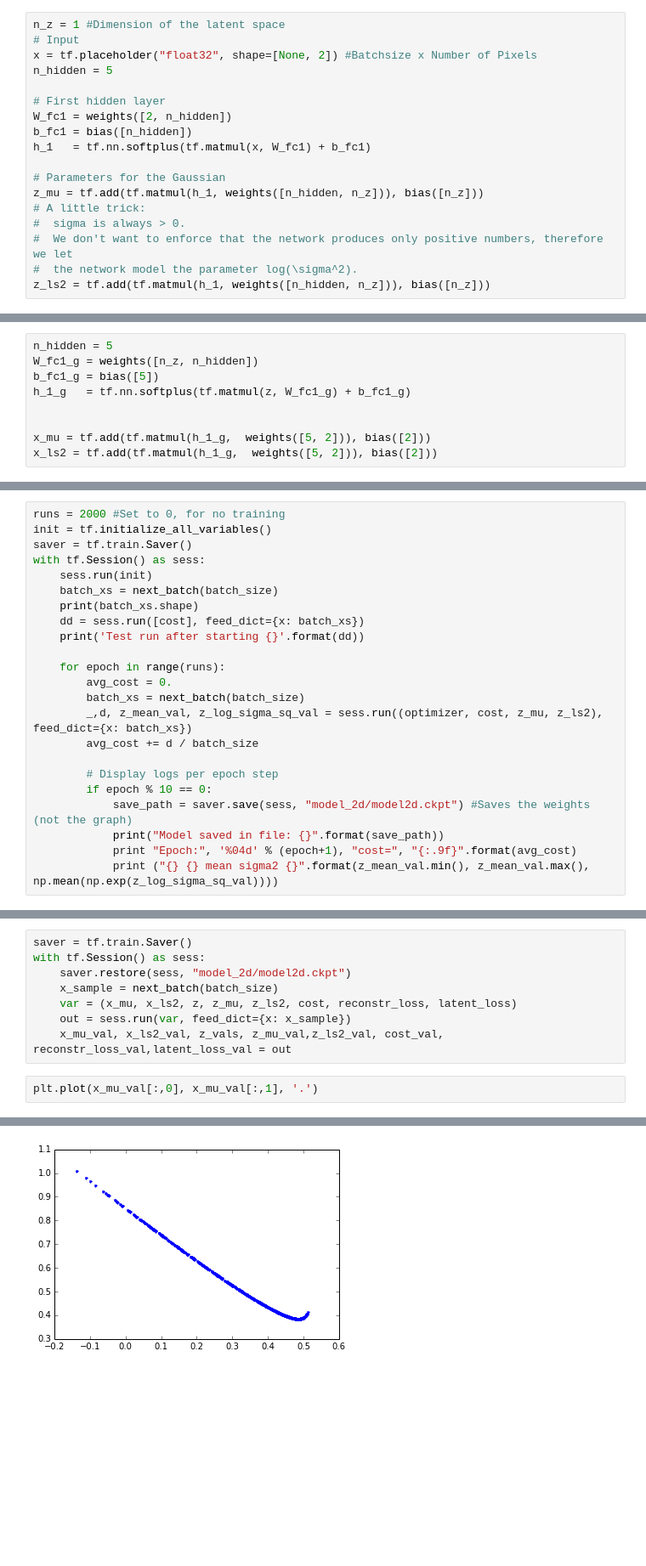
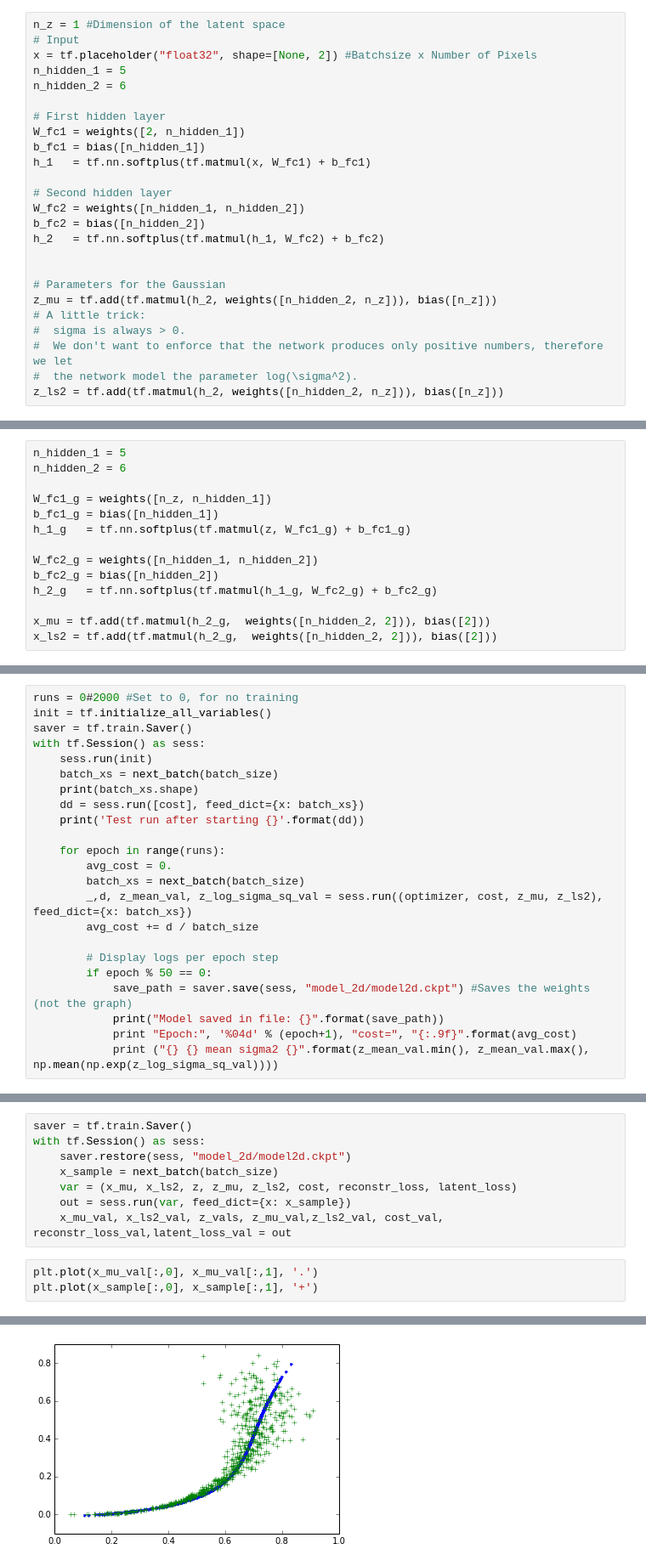
Before and after one commit to oduerr/dl_tutorial, a Jupyter notebook: tensorflow/vae/vae_demo-2D.ipynb, the cells around one changed output, grey strips where cells are left out. Shown at 85% size. Saved outputs shown, nothing was run; the diff lists cells and outputs as text; blank space fills up the shorter version.

```diff
--- a/tensorflow/vae/vae_demo-2D.ipynb
+++ b/tensorflow/vae/vae_demo-2D.ipynb
@@ -51,20 +51,27 @@ The decoder network takes the input image and calculates the mean $\mu =$ `z_mu`
 n_z = 1 #Dimension of the latent space
 # Input
 x = tf.placeholder("float32", shape=[None, 2]) #Batchsize x Number of Pixels
-n_hidden = 5
+n_hidden_1 = 5
+n_hidden_2 = 6
 
 # First hidden layer
-W_fc1 = weights([2, n_hidden])
-b_fc1 = bias([n_hidden])
+W_fc1 = weights([2, n_hidden_1])
+b_fc1 = bias([n_hidden_1])
 h_1   = tf.nn.softplus(tf.matmul(x, W_fc1) + b_fc1)
 
+# Second hidden layer
+W_fc2 = weights([n_hidden_1, n_hidden_2])
+b_fc2 = bias([n_hidden_2])
+h_2   = tf.nn.softplus(tf.matmul(h_1, W_fc2) + b_fc2)
+
+
 # Parameters for the Gaussian
-z_mu = tf.add(tf.matmul(h_1, weights([n_hidden, n_z])), bias([n_z]))
+z_mu = tf.add(tf.matmul(h_2, weights([n_hidden_2, n_z])), bias([n_z]))
 # A little trick:
 #  sigma is always > 0.
 #  We don't want to enforce that the network produces only positive numbers, therefore we let
 #  the network model the parameter log(\sigma^2).
-z_ls2 = tf.add(tf.matmul(h_1, weights([n_hidden, n_z])), bias([n_z]))
+z_ls2 = tf.add(tf.matmul(h_2, weights([n_hidden_2, n_z])), bias([n_z]))
 # %% [markdown]
 #### The Encoder Network
 
@@ -74,14 +81,19 @@ batch_size = 640
 eps = tf.random_normal((batch_size, n_z), 0, 1, dtype=tf.float32) # Adding a random number
 z = tf.add(z_mu, tf.mul(tf.sqrt(tf.exp(z_ls2)), eps))  # The sampled z
 # %%
-n_hidden = 5
-W_fc1_g = weights([n_z, n_hidden])
-b_fc1_g = bias([5])
+n_hidden_1 = 5
+n_hidden_2 = 6
+
+W_fc1_g = weights([n_z, n_hidden_1])
+b_fc1_g = bias([n_hidden_1])
 h_1_g   = tf.nn.softplus(tf.matmul(z, W_fc1_g) + b_fc1_g)
 
+W_fc2_g = weights([n_hidden_1, n_hidden_2])
+b_fc2_g = bias([n_hidden_2])
+h_2_g   = tf.nn.softplus(tf.matmul(h_1_g, W_fc2_g) + b_fc2_g)
 
-x_mu = tf.add(tf.matmul(h_1_g,  weights([5, 2])), bias([2]))
-x_ls2 = tf.add(tf.matmul(h_1_g,  weights([5, 2])), bias([2]))
+x_mu = tf.add(tf.matmul(h_2_g,  weights([n_hidden_2, 2])), bias([2]))
+x_ls2 = tf.add(tf.matmul(h_2_g,  weights([n_hidden_2, 2])), bias([2]))
 # %% [markdown]
 #### Defining the loss function
 
@@ -108,7 +126,7 @@ cost = tf.reduce_mean(reconstr_loss + latent_loss)   # average over batch
 # Use ADAM optimizer
 optimizer =  tf.train.AdamOptimizer(learning_rate=0.01).minimize(cost)
 # %%
-runs = 2000 #Set to 0, for no training
+runs = 0#2000 #Set to 0, for no training
 init = tf.initialize_all_variables()
 saver = tf.train.Saver()
 with tf.Session() as sess:
@@ -125,7 +143,7 @@ with tf.Session() as sess:
         avg_cost += d / batch_size
 
         # Display logs per epoch step
-        if epoch % 10 == 0:
+        if epoch % 50 == 0:
             save_path = saver.save(sess, "model_2d/model2d.ckpt") #Saves the weights (not the graph)
             print("Model saved in file: {}".format(save_path))
             print "Epoch:", '%04d' % (epoch+1), "cost=", "{:.9f}".format(avg_cost)
@@ -158,7 +161,8 @@ with tf.Session() as sess:
     x_mu_val, x_ls2_val, z_vals, z_mu_val,z_ls2_val, cost_val, reconstr_loss_val,latent_loss_val = out
 # %%
 plt.plot(x_mu_val[:,0], x_mu_val[:,1], '.')
+plt.plot(x_sample[:,0], x_sample[:,1], '+')
 # %% [output]
 [<matplotlib.lines.Line2D at 0x...>]
-[figure, old version]
+[figure, new version]
 # %%
```
Also changed, not shown: parts of 7 cells of this notebook.
